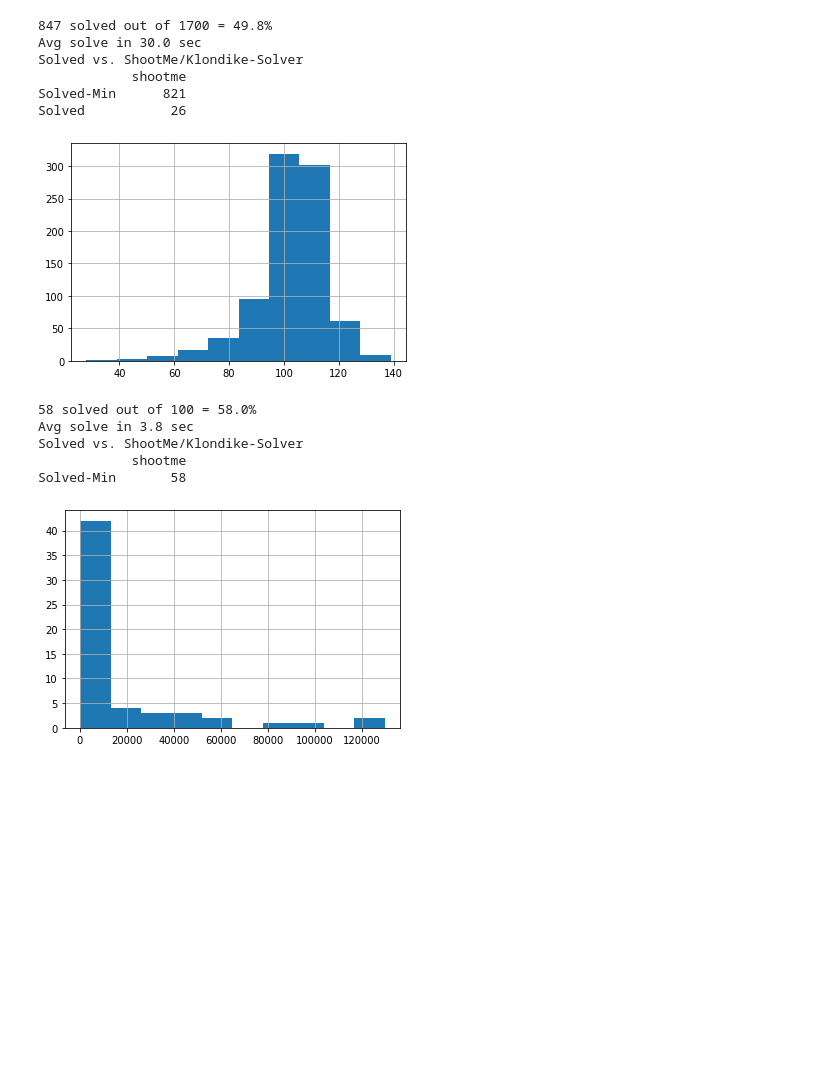
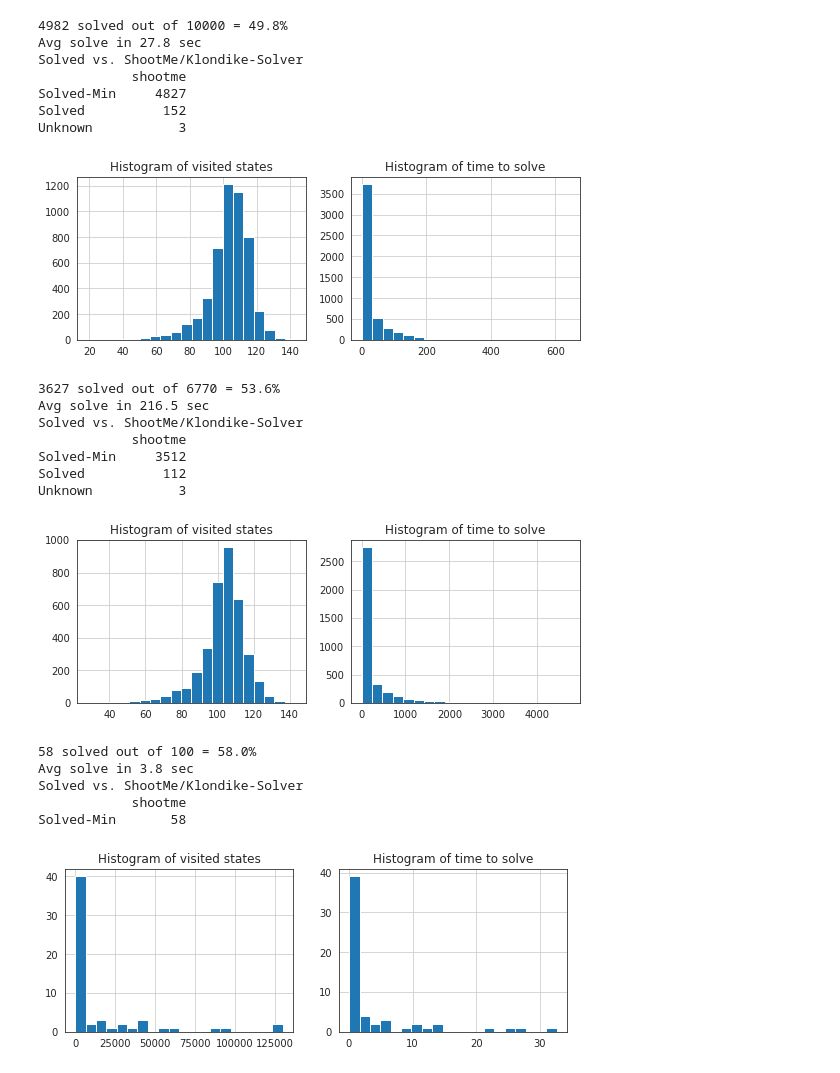
Before and after one commit to glifchits/KlonSolve, a Jupyter notebook: AssembleBenchResults.ipynb, the cells around one changed output. Saved outputs shown, nothing was run; the diff lists cells and outputs as text; code cells hidden in the pictures; blank space fills up the shorter version.

```diff
--- a/AssembleBenchResults.ipynb
+++ b/AssembleBenchResults.ipynb
@@ -57,19 +74,31 @@ Solved-Min       31
 # %%
-get_results("./bench/suite-10-rollout-k3-feeac68a81/");
+df_r3 = get_results("./bench/suite-10-rollout-k3-014d25000e")
 # %% [output]
-847 solved out of 1700 = 49.8%
-Avg solve in 30.0 sec
+4982 solved out of 10000 = 49.8%
+Avg solve in 27.8 sec
 Solved vs. ShootMe/Klondike-Solver
             shootme
-Solved-Min      821
-Solved           26
+Solved-Min     4827
+Solved          152
+Unknown           3
-[figure, old version]
+[figure, new version]
+# %%
+df_r4 = get_results("./bench/suite-10-rollout-k4-014d25000e") # in progress
+# %% [output]
+3627 solved out of 6770 = 53.6%
+Avg solve in 216.5 sec
+Solved vs. ShootMe/Klondike-Solver
+            shootme
+Solved-Min     3512
+Solved          112
+Unknown           3
+[figure, added]
 # %%
-get_results('./bench/suite-10-backtracking/');
+df_back = get_results('./bench/suite-10-backtracking/')
 # %% [output]
 58 solved out of 100 = 58.0%
 Avg solve in 3.8 sec
 Solved vs. ShootMe/Klondike-Solver
             shootme
 Solved-Min       58
-[figure, old version]
+[figure, new version]
```
Also changed, not shown: parts of 15 cells of this notebook.
